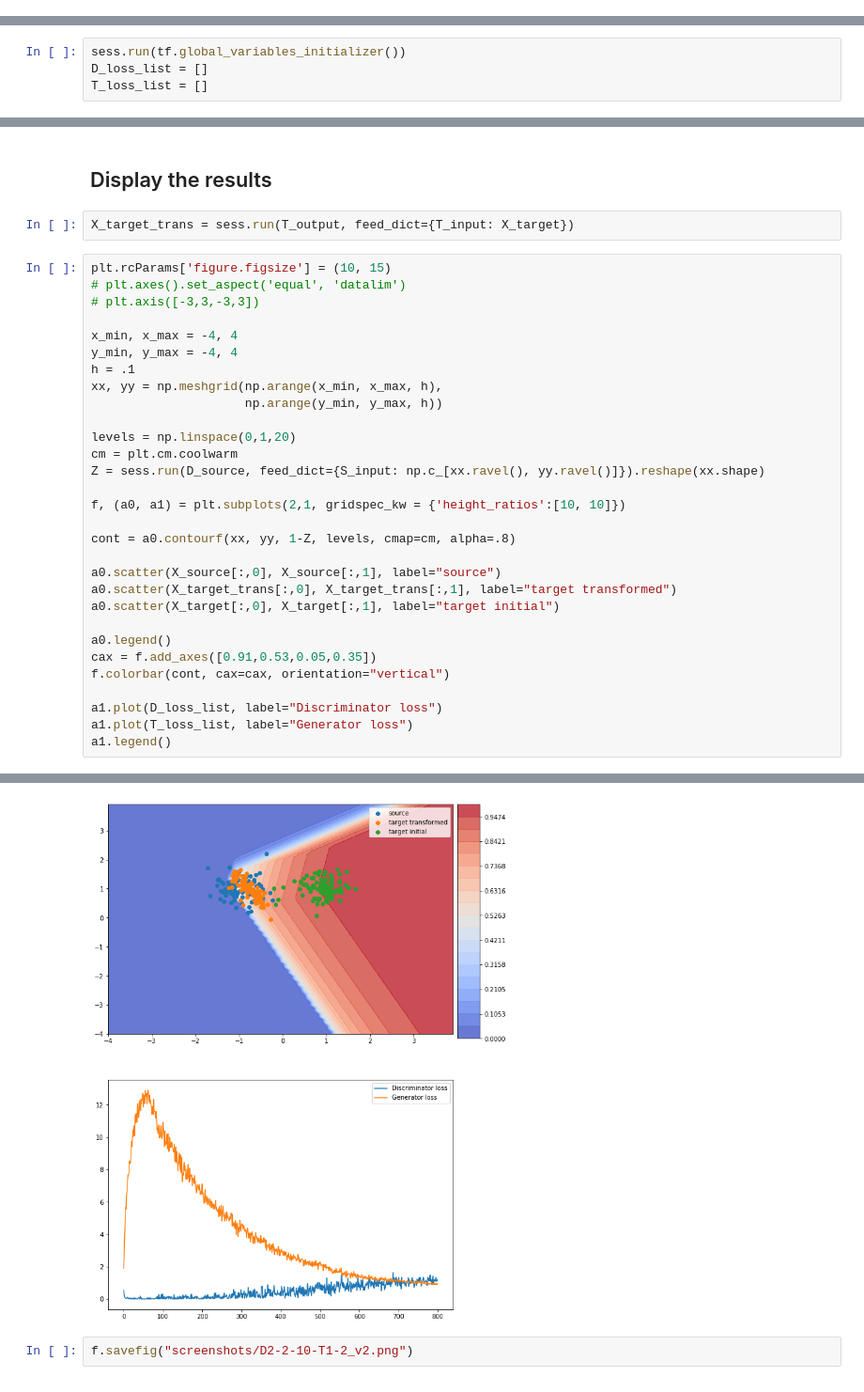
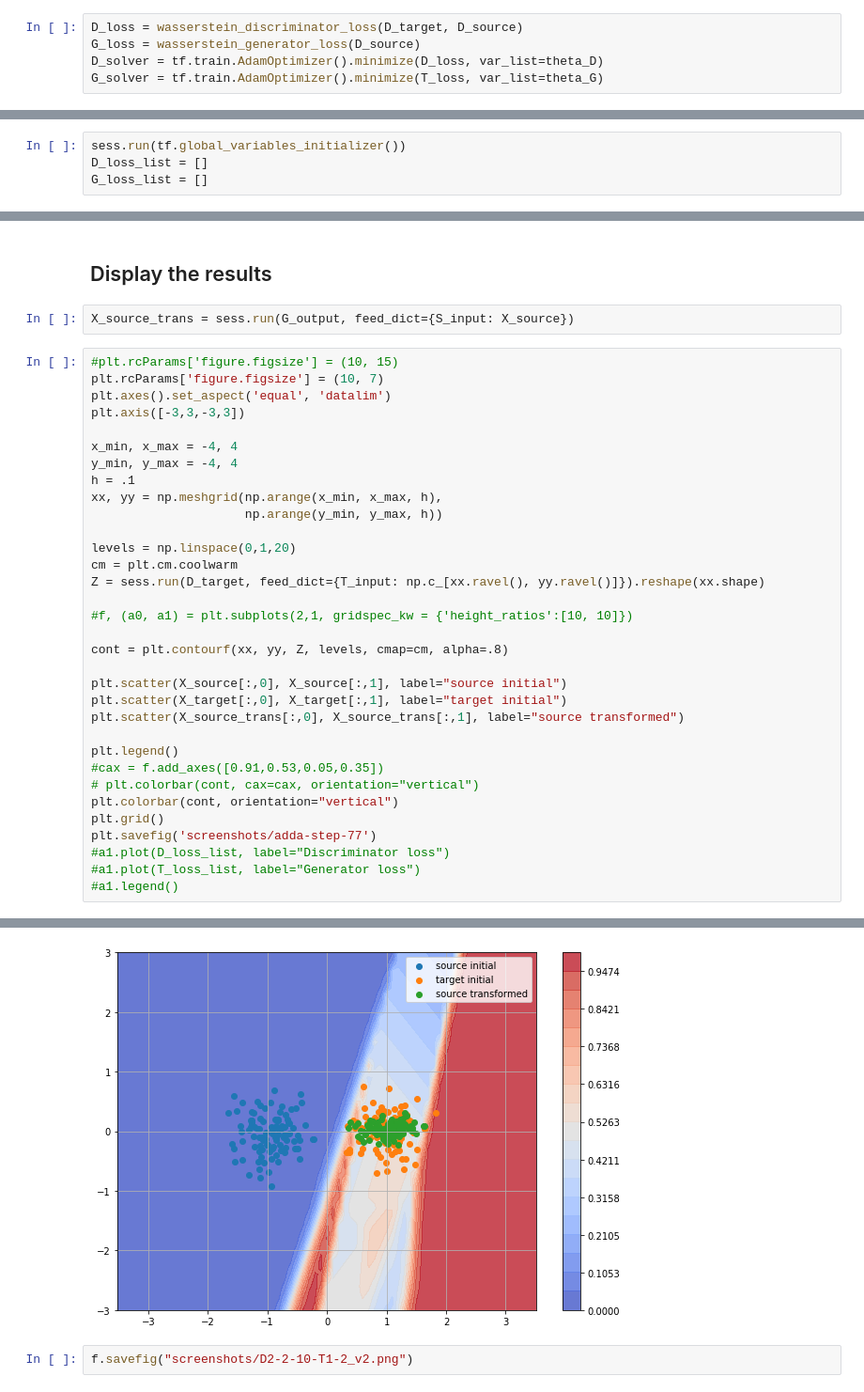
Before and after one commit to artix41/transfer-learning-algorithms, a Jupyter notebook: adda/gaussian.ipynb, the cells around one changed output, grey strips where cells are left out. Shown: that part at 94% size. Drawn from its saved outputs; the diff is of its cells as text.

```diff
--- a/adda/gaussian.ipynb
+++ b/adda/gaussian.ipynb
@@ -153,3 +158,8 @@ T_loss = wasserstein_generator_loss(D_target)
+# %%
+D_loss = wasserstein_discriminator_loss(D_target, D_source)
+G_loss = wasserstein_generator_loss(D_source)
+D_solver = tf.train.AdamOptimizer().minimize(D_loss, var_list=theta_D)
+G_solver = tf.train.AdamOptimizer().minimize(T_loss, var_list=theta_G)
 # %% [markdown]
 ## Execute the model
 # %%
@@ -157,5 +167,5 @@ sess = tf.InteractiveSession()
 # %%
 sess.run(tf.global_variables_initializer())
 D_loss_list = []
-T_loss_list = []
+G_loss_list = []
 # %%
@@ -203,11 +216,12 @@ T_loss: 0.9706
 # %% [markdown]
 ## Display the results
-# %%
-X_target_trans = sess.run(T_output, feed_dict={T_input: X_target})
+# %%
+X_source_trans = sess.run(G_output, feed_dict={S_input: X_source})
 # %%
-plt.rcParams['figure.figsize'] = (10, 15)
-# plt.axes().set_aspect('equal', 'datalim')
-# plt.axis([-3,3,-3,3])
+#plt.rcParams['figure.figsize'] = (10, 15)
+plt.rcParams['figure.figsize'] = (10, 7)
+plt.axes().set_aspect('equal', 'datalim')
+plt.axis([-3,3,-3,3])
 
 x_min, x_max = -4, 4
 y_min, y_max = -4, 4
@@ -217,21 +231,23 @@ xx, yy = np.meshgrid(np.arange(x_min, x_max, h),
 
 levels = np.linspace(0,1,20)
 cm = plt.cm.coolwarm
-Z = sess.run(D_source, feed_dict={S_input: np.c_[xx.ravel(), yy.ravel()]}).reshape(xx.shape)
+Z = sess.run(D_target, feed_dict={T_input: np.c_[xx.ravel(), yy.ravel()]}).reshape(xx.shape)
 
-f, (a0, a1) = plt.subplots(2,1, gridspec_kw = {'height_ratios':[10, 10]})
+#f, (a0, a1) = plt.subplots(2,1, gridspec_kw = {'height_ratios':[10, 10]})
 
-cont = a0.contourf(xx, yy, 1-Z, levels, cmap=cm, alpha=.8)
+cont = plt.contourf(xx, yy, Z, levels, cmap=cm, alpha=.8)
 
-a0.scatter(X_source[:,0], X_source[:,1], label="source")
-a0.scatter(X_target_trans[:,0], X_target_trans[:,1], label="target transformed")
-a0.scatter(X_target[:,0], X_target[:,1], label="target initial")
+plt.scatter(X_source[:,0], X_source[:,1], label="source initial")
+plt.scatter(X_target[:,0], X_target[:,1], label="target initial")
+plt.scatter(X_source_trans[:,0], X_source_trans[:,1], label="source transformed")
 
-a0.legend()
-cax = f.add_axes([0.91,0.53,0.05,0.35])
-f.colorbar(cont, cax=cax, orientation="vertical")
-
-a1.plot(D_loss_list, label="Discriminator loss")
-a1.plot(T_loss_list, label="Generator loss")
-a1.legend()
+plt.legend()
+#cax = f.add_axes([0.91,0.53,0.05,0.35])
+# plt.colorbar(cont, cax=cax, orientation="vertical")
+plt.colorbar(cont, orientation="vertical")
+plt.grid()
+plt.savefig('screenshots/adda-step-77')
+#a1.plot(D_loss_list, label="Discriminator loss")
+#a1.plot(T_loss_list, label="Generator loss")
+#a1.legend()
 # %% [output]
@@ -239,4 +254,4 @@ a1.legend()
-[figure, old version]
+[figure, new version]
 # %%
 f.savefig("screenshots/D2-2-10-T1-2_v2.png")
 # %%
```
Also changed, not shown: parts of 18 cells of this notebook, 17 other files.
